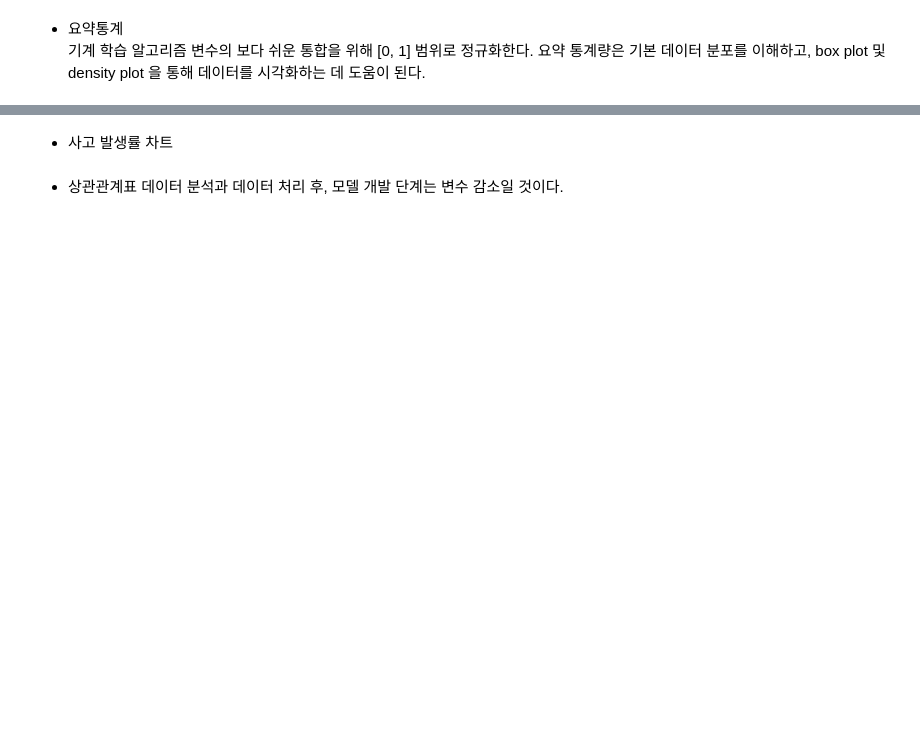
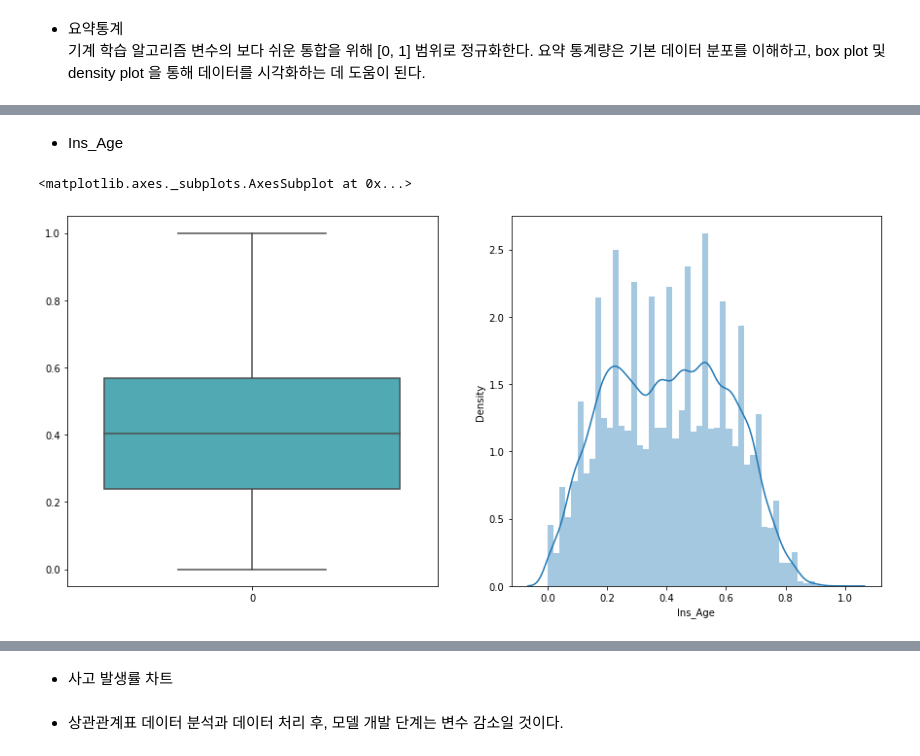
Before and after one commit to JisueKim/DataAnalyst, a Jupyter notebook: Predict/Prudential_Life_Insurance.ipynb, the cells around one changed output, grey strips where cells are left out. Drawn from its saved outputs; the diff is of its cells as text; code cells hidden in the pictures; blank space fills up the shorter version.

```diff
--- a/Predict/Prudential_Life_Insurance.ipynb
+++ b/Predict/Prudential_Life_Insurance.ipynb
@@ -373,0 +204,9 @@ Name: Employment_Info_4, dtype: int64
+# %% [markdown]
+* Ins_Age
+# %%
+f, axes = plt.subplots(1, 2, figsize=(15,7))
+sns.boxplot(data = train['Ins_Age'], orient = 'v', palette='YlGnBu', ax=axes[0])
+sns.distplot(train['Ins_Age'], kde=True, ax=axes[1])
+# %% [output]
+<matplotlib.axes._subplots.AxesSubplot at 0x...>
+[figure, added]
```
Also changed, not shown: parts of 90 cells of this notebook.
